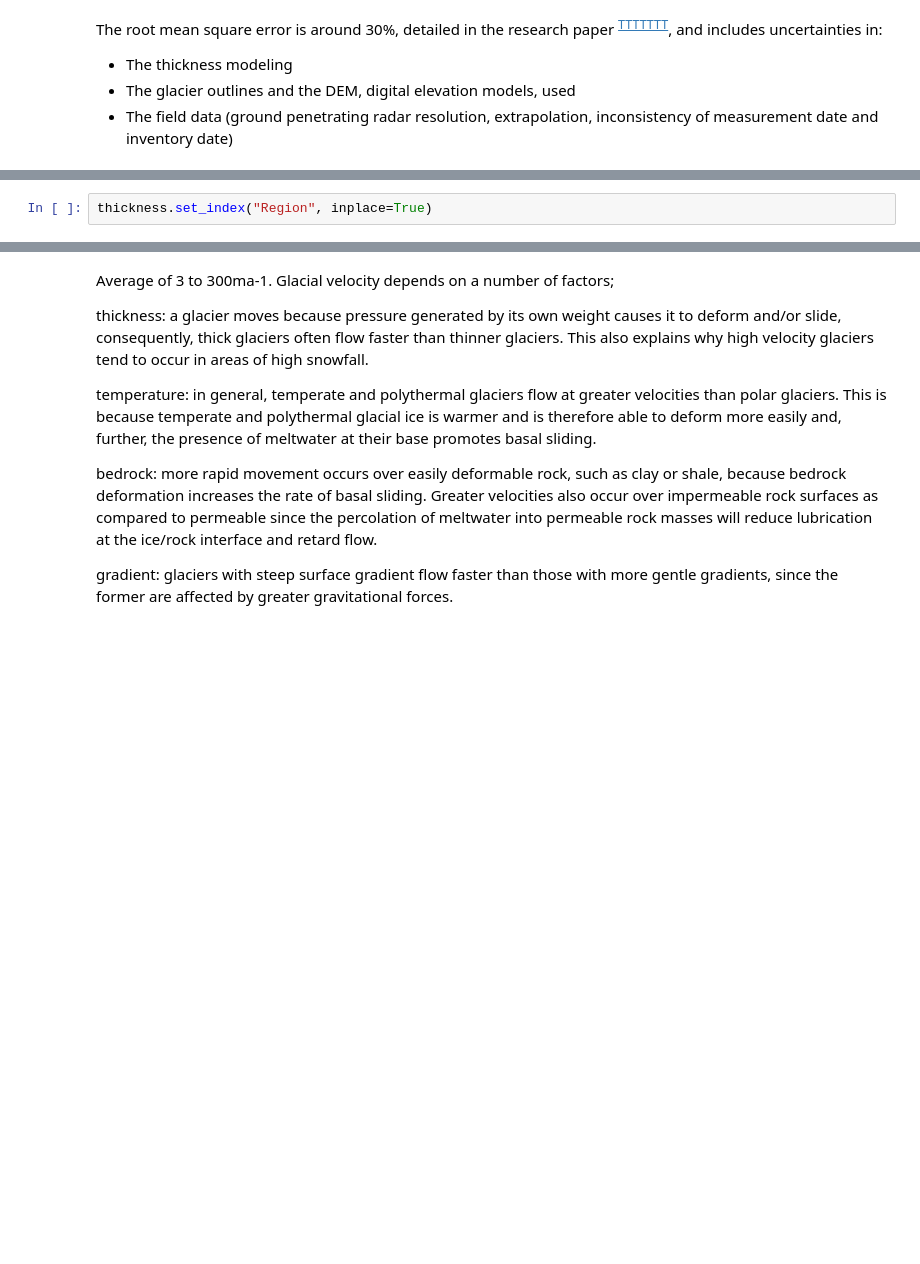
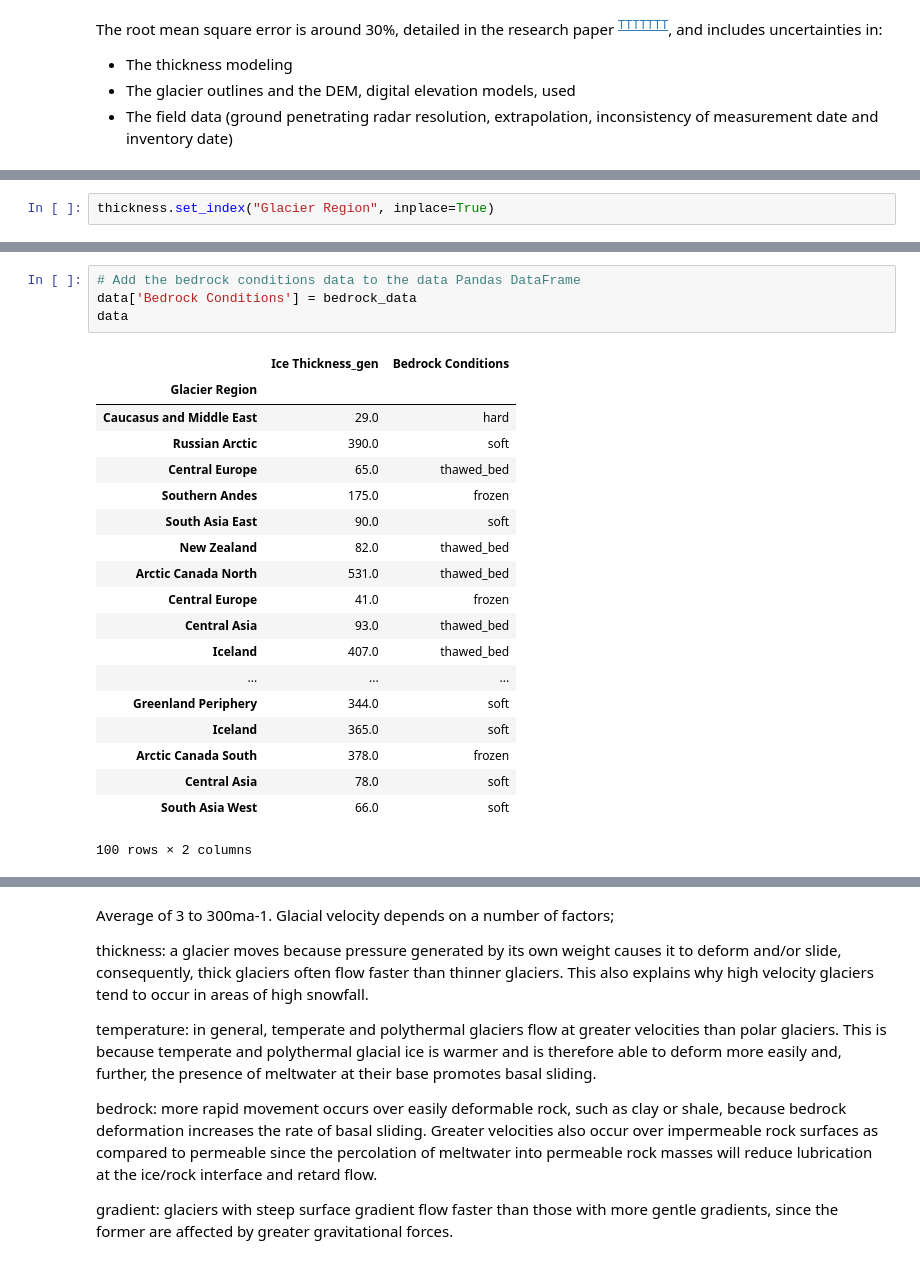
Before and after one commit to healyshane/project-programming_for-data_analysis, a Jupyter notebook: Programming for Data Analysis_Glaciers.ipynb, the cells around one changed output, grey strips where cells are left out. Cells and saved outputs as stored; diff of their text form; blank space fills up the shorter version.

```diff
--- a/Programming for Data Analysis_Glaciers.ipynb
+++ b/Programming for Data Analysis_Glaciers.ipynb
@@ -168,3 +160,3 @@ thickness
 # %%
-thickness.set_index("Region", inplace=True)
+thickness.set_index("Glacier Region", inplace=True)
 # %%
@@ -193,0 +200,24 @@ data1.round()
+# %%
+# Add the bedrock conditions data to the data Pandas DataFrame
+data['Bedrock Conditions'] = bedrock_data
+data
+# %% [output]
+|  | Ice Thickness_gen | Bedrock Conditions |
+| Glacier Region |  |  |
+| Caucasus and Middle East | 29.0 | hard |
+| Russian Arctic | 390.0 | soft |
+| Central Europe | 65.0 | thawed_bed |
+| Southern Andes | 175.0 | frozen |
+| South Asia East | 90.0 | soft |
+| New Zealand | 82.0 | thawed_bed |
+| Arctic Canada North | 531.0 | thawed_bed |
+| Central Europe | 41.0 | frozen |
+| Central Asia | 93.0 | thawed_bed |
+| Iceland | 407.0 | thawed_bed |
+| ... | ... | ... |
+| Greenland Periphery | 344.0 | soft |
+| Iceland | 365.0 | soft |
+| Arctic Canada South | 378.0 | frozen |
+| Central Asia | 78.0 | soft |
+| South Asia West | 66.0 | soft |
+100 rows × 2 columns
```
Also changed, not shown: parts of 18 cells of this notebook, 1 other file.
